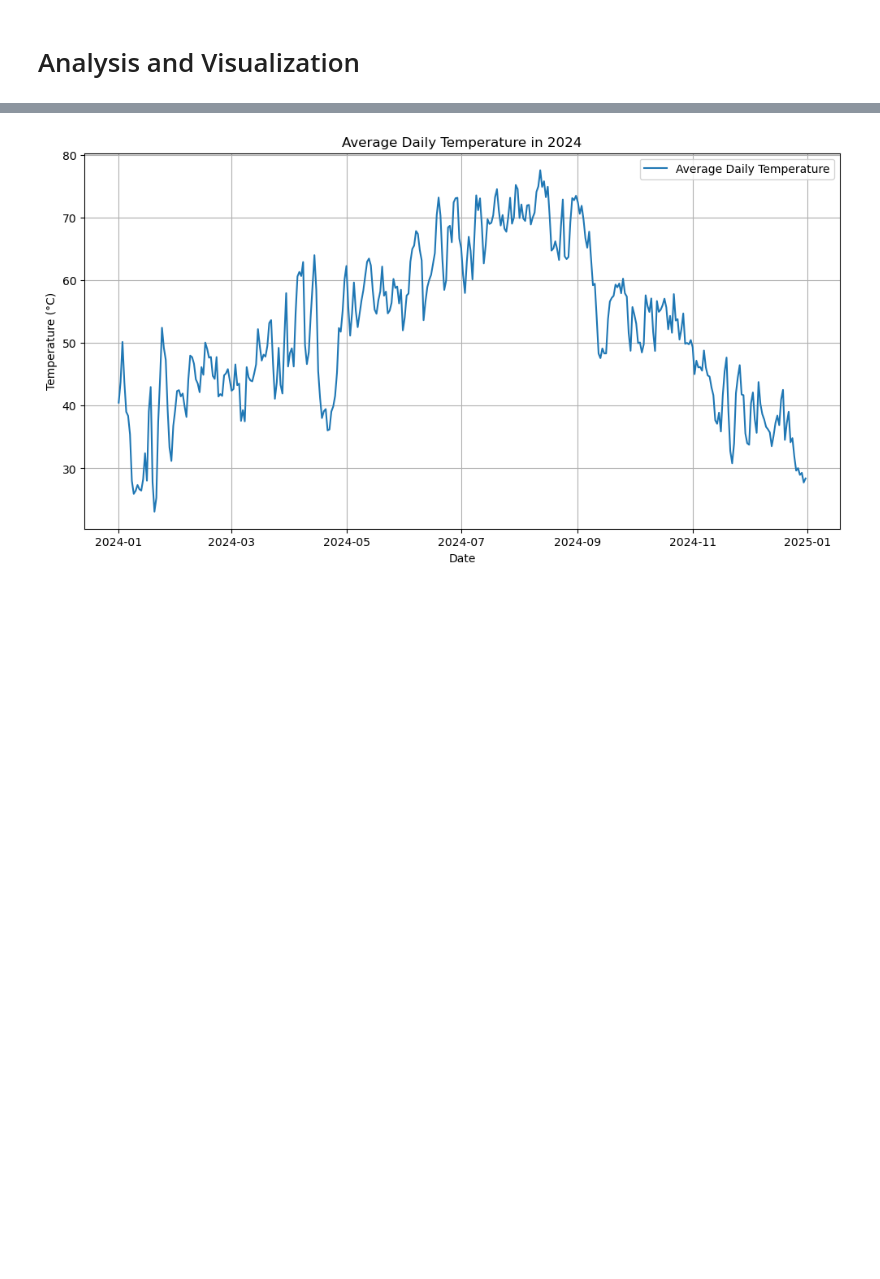
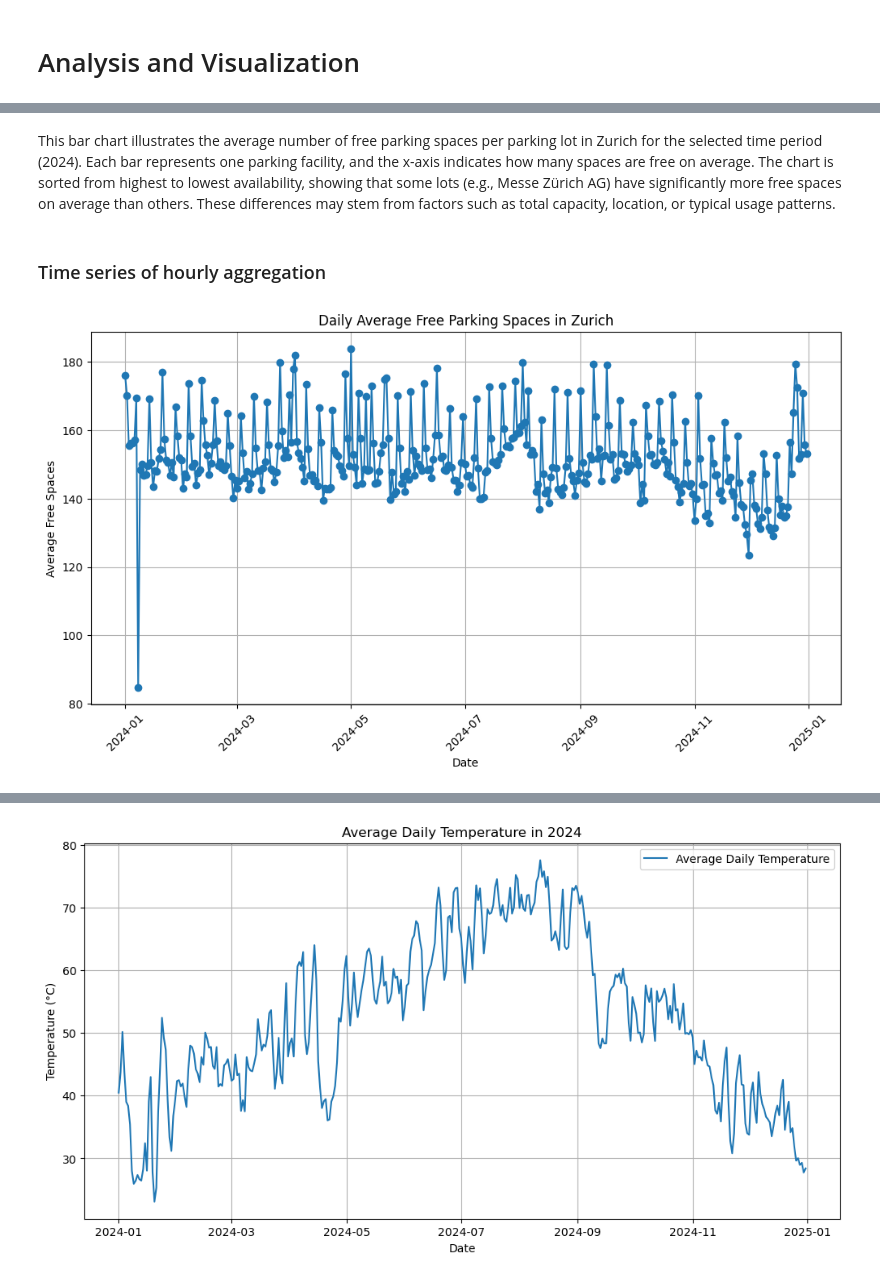
Before and after one commit to abishanaru/CIP_FS25_102, a Jupyter notebook: main.ipynb, the cells around one changed output, grey strips where cells are left out. Cells and saved outputs as stored; diff of their text form; code cells hidden in the pictures; blank space fills up the shorter version.

```diff
--- a/main.ipynb
+++ b/main.ipynb
@@ -422,0 +638,22 @@ Cleaned Basel data saved to 'parkhaus_data_2024_basel_cleaned.csv'
+# %% [markdown]
+This bar chart illustrates the average number of free parking spaces per parking lot in Zurich for the selected time period (2024). Each bar represents one parking facility, and the x-axis indicates how many spaces are free on average. The chart is sorted from highest to lowest availability, showing that some lots (e.g., Messe Zürich AG) have significantly more free spaces on average than others. These differences may stem from factors such as total capacity, location, or typical usage patterns.
+# %% [markdown]
+### Time series of hourly aggregation
+# %%
+# Load aggregated data from CSV files
+df_daily = pd.read_csv("zurich_daily.csv")           # Daily averages
+df_hourly = pd.read_csv("zurich_hourly.csv")           # Hourly averages with rolling average
+df_weekday_hour = pd.read_csv("zurich_weekday_hour.csv")  # Grouped by weekday and hour
+
+# Convert 'date' to datetime for proper plotting
+df_daily['date'] = pd.to_datetime(df_daily['date'])
+plt.figure(figsize=(12,6))
+plt.plot(df_daily['date'], df_daily['avg_free'], marker='o', linestyle='-')
+plt.title("Daily Average Free Parking Spaces in Zurich")
+plt.xlabel("Date")
+plt.ylabel("Average Free Spaces")
+plt.xticks(rotation=45)
+plt.grid(True)
+plt.show()
+# %% [output]
+[figure, added]
```
Also changed, not shown: parts of 40 cells of this notebook.
